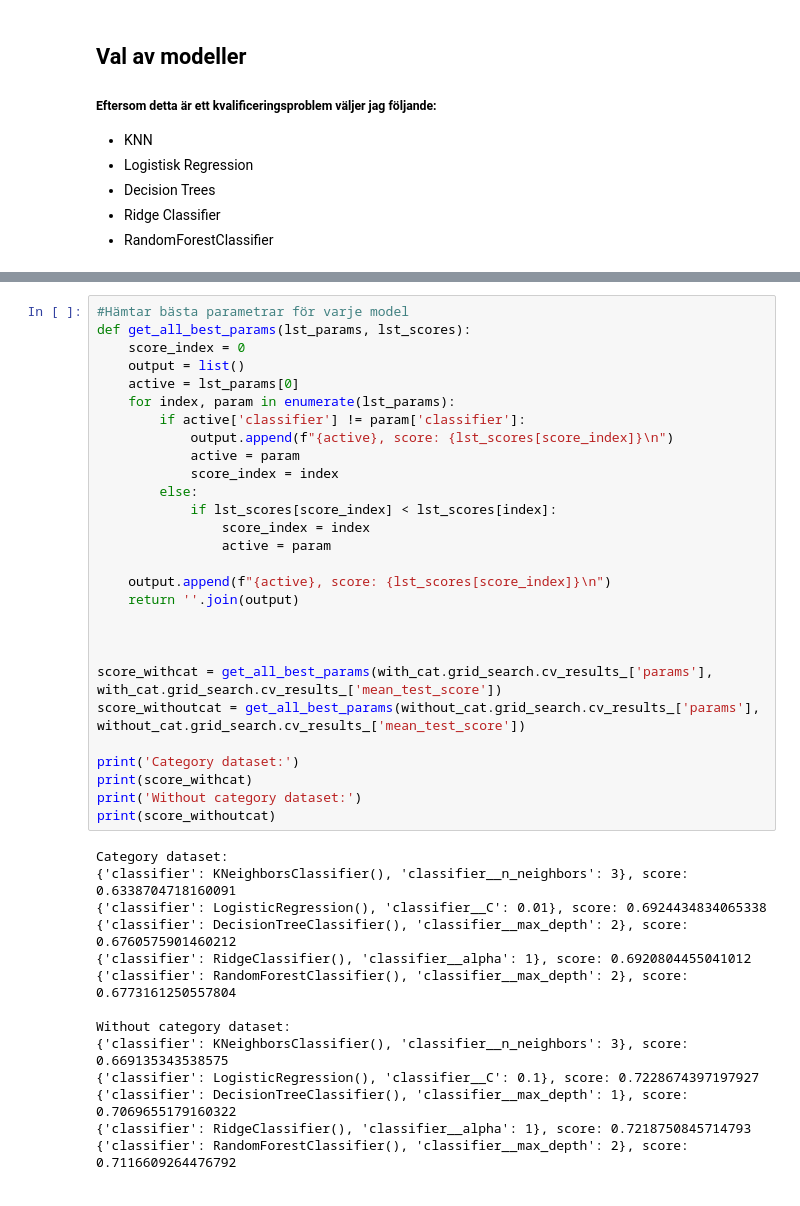
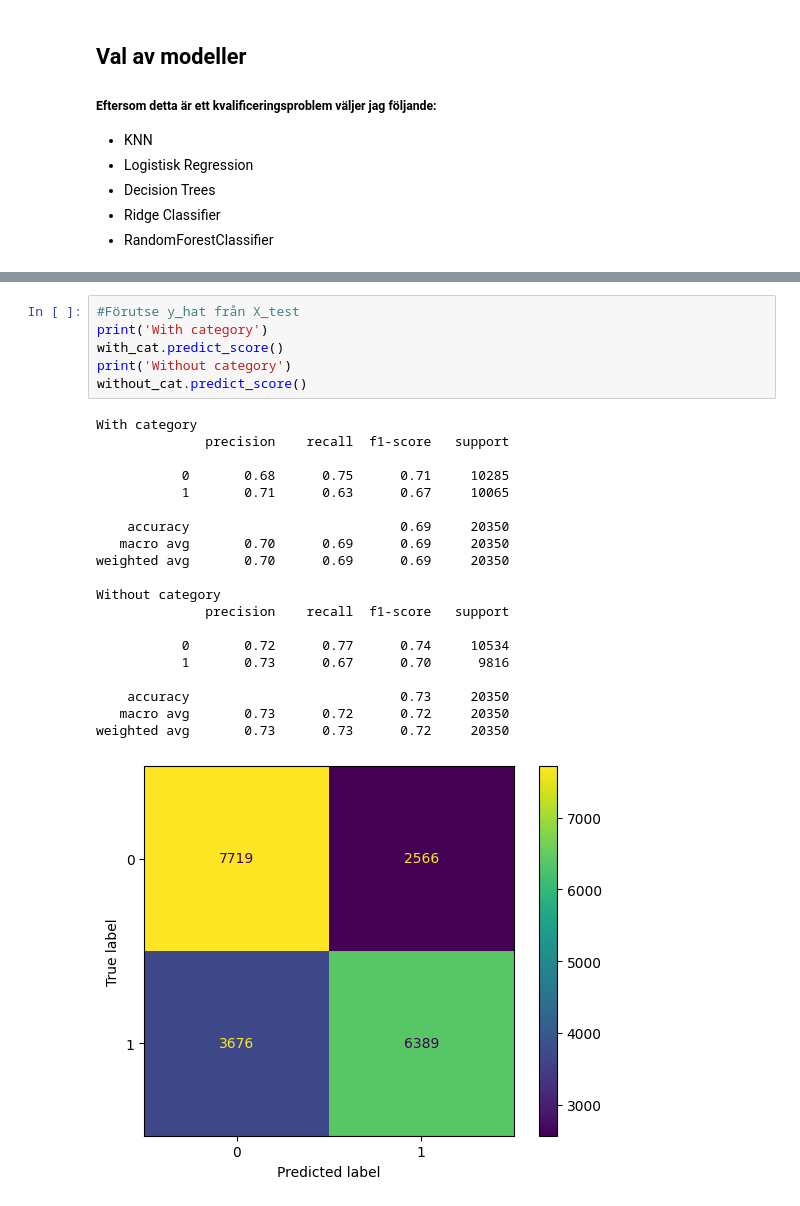
Before and after one commit to zoneme99/Machine-learning-AI24, a Jupyter notebook: Labs/Cardio/Model_Creation_4.ipynb, the cells around one changed output, grey strips where cells are left out. Drawn from its saved outputs; the diff is of its cells as text.

```diff
--- a/Labs/Cardio/Model_Creation_4.ipynb
+++ b/Labs/Cardio/Model_Creation_4.ipynb
@@ -89,42 +80,27 @@ Bästa score: 0.7228674397197927
-# %%
-#Hämtar bästa parametrar för varje model
-def get_all_best_params(lst_params, lst_scores):
-    score_index = 0
-    output = list()
-    active = lst_params[0]
-    for index, param in enumerate(lst_params):
-        if active['classifier'] != param['classifier']:
-            output.append(f"{active}, score: {lst_scores[score_index]}\n")
-            active = param
-            score_index = index
-        else:
-            if lst_scores[score_index] < lst_scores[index]:
-                score_index = index
-                active = param
-
-    output.append(f"{active}, score: {lst_scores[score_index]}\n")
-    return ''.join(output)
-
-
-
-score_withcat = get_all_best_params(with_cat.grid_search.cv_results_['params'], with_cat.grid_search.cv_results_['mean_test_score'])
-score_withoutcat = get_all_best_params(without_cat.grid_search.cv_results_['params'], without_cat.grid_search.cv_results_['mean_test_score'])
-
-print('Category dataset:')
-print(score_withcat)
-print('Without category dataset:')
-print(score_withoutcat)
-# %% [output]
-Category dataset:
-{'classifier': KNeighborsClassifier(), 'classifier__n_neighbors': 3}, score: 0.6338704718160091
-{'classifier': LogisticRegression(), 'classifier__C': 0.01}, score: 0.6924434834065338
-{'classifier': DecisionTreeClassifier(), 'classifier__max_depth': 2}, score: 0.6760575901460212
-{'classifier': RidgeClassifier(), 'classifier__alpha': 1}, score: 0.6920804455041012
-{'classifier': RandomForestClassifier(), 'classifier__max_depth': 2}, score: 0.6773161250557804
-
-Without category dataset:
-{'classifier': KNeighborsClassifier(), 'classifier__n_neighbors': 3}, score: 0.669135343538575
-{'classifier': LogisticRegression(), 'classifier__C': 0.1}, score: 0.7228674397197927
-{'classifier': DecisionTreeClassifier(), 'classifier__max_depth': 1}, score: 0.7069655179160322
-{'classifier': RidgeClassifier(), 'classifier__alpha': 1}, score: 0.7218750845714793
-{'classifier': RandomForestClassifier(), 'classifier__max_depth': 2}, score: 0.7116609264476792
+# %%
+#Förutse y_hat från X_test
+print('With category')
+with_cat.predict_score()
+print('Without category')
+without_cat.predict_score()
+# %% [output]
+With category
+              precision    recall  f1-score   support
+
+           0       0.68      0.75      0.71     10285
+           1       0.71      0.63      0.67     10065
+
+    accuracy                           0.69     20350
+   macro avg       0.70      0.69      0.69     20350
+weighted avg       0.70      0.69      0.69     20350
+
+Without category
+              precision    recall  f1-score   support
+
+           0       0.72      0.77      0.74     10534
+           1       0.73      0.67      0.70      9816
+
+    accuracy                           0.73     20350
+   macro avg       0.73      0.72      0.72     20350
+weighted avg       0.73      0.73      0.72     20350
+[figure, added]
```
Also changed, not shown: parts of 7 cells of this notebook, 1 other file.
